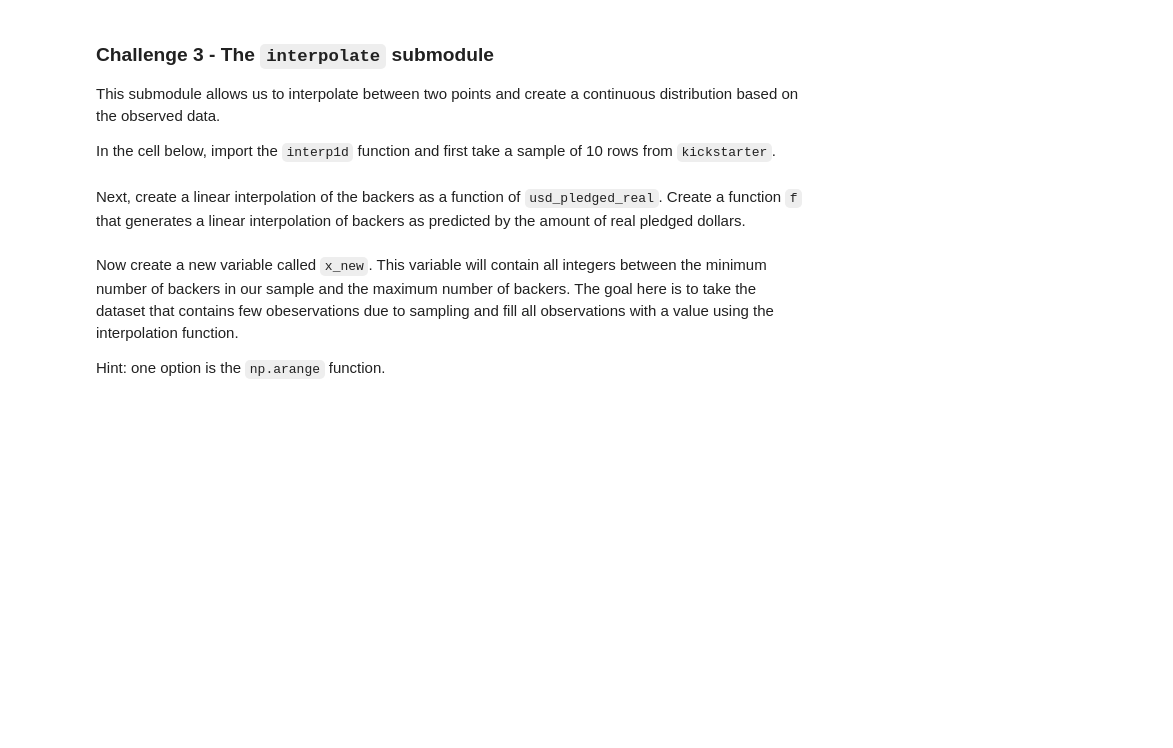
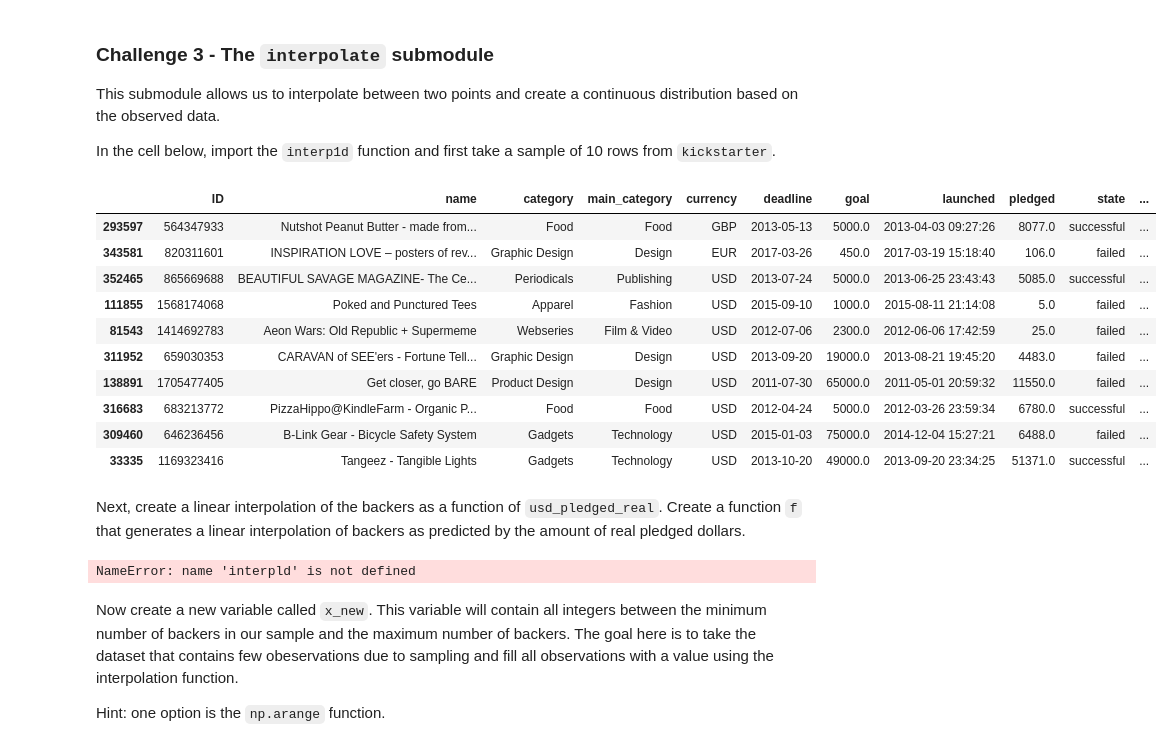
Before and after one commit to marinapm90/data-labs, a Jupyter notebook: module-2/lab-intro-to-scipy/your-code/main.ipynb, the cells around one changed output. Cells and saved outputs as stored; diff of their text form; code cells hidden in the pictures; blank space fills up the shorter version.

```diff
--- a/module-2/lab-intro-to-scipy/your-code/main.ipynb
+++ b/module-2/lab-intro-to-scipy/your-code/main.ipynb
@@ -142,10 +143,32 @@ This submodule allows us to interpolate between two points and create a continuo
 In the cell below, import the `interp1d` function and first take a sample of 10 rows from `kickstarter`.
 # %%
 # Your code here:
+
+from scipy.interpolate import interp1d
+
+kickstarter.sample(n=10)
+# %% [output]
+|  | ID | name | category | main_category | currency | deadline | goal | launched | pledged | state | ... |
+| 293597 | 564347933 | Nutshot Peanut Butter - made from... | Food | Food | GBP | 2013-05-13 | 5000.0 | 2013-04-03 09:27:26 | 8077.0 | successful | ... |
+| 343581 | 820311601 | INSPIRATION LOVE – posters of rev... | Graphic Design | Design | EUR | 2017-03-26 | 450.0 | 2017-03-19 15:18:40 | 106.0 | failed | ... |
+| 352465 | 865669688 | BEAUTIFUL SAVAGE MAGAZINE- The Ce... | Periodicals | Publishing | USD | 2013-07-24 | 5000.0 | 2013-06-25 23:43:43 | 5085.0 | successful | ... |
+| 111855 | 1568174068 | Poked and Punctured Tees | Apparel | Fashion | USD | 2015-09-10 | 1000.0 | 2015-08-11 21:14:08 | 5.0 | failed | ... |
+| 81543 | 1414692783 | Aeon Wars: Old Republic + Supermeme | Webseries | Film & Video | USD | 2012-07-06 | 2300.0 | 2012-06-06 17:42:59 | 25.0 | failed | ... |
+| 311952 | 659030353 | CARAVAN of SEE'ers - Fortune Tell... | Graphic Design | Design | USD | 2013-09-20 | 19000.0 | 2013-08-21 19:45:20 | 4483.0 | failed | ... |
+| 138891 | 1705477405 | Get closer, go BARE | Product Design | Design | USD | 2011-07-30 | 65000.0 | 2011-05-01 20:59:32 | 11550.0 | failed | ... |
+| 316683 | 683213772 | PizzaHippo@KindleFarm - Organic P... | Food | Food | USD | 2012-04-24 | 5000.0 | 2012-03-26 23:59:34 | 6780.0 | successful | ... |
+| 309460 | 646236456 | B-Link Gear - Bicycle Safety System | Gadgets | Technology | USD | 2015-01-03 | 75000.0 | 2014-12-04 15:27:21 | 6488.0 | failed | ... |
+| 33335 | 1169323416 | Tangeez - Tangible Lights | Gadgets | Technology | USD | 2013-10-20 | 49000.0 | 2013-09-20 23:34:25 | 51371.0 | successful | ... |
 # %% [markdown]
 Next, create a linear interpolation of the backers as a function of `usd_pledged_real`. Create a function `f` that generates a linear interpolation of backers as predicted by the amount of real pledged dollars.
 # %%
 # Your code here:
+
+usd_pledged_real
+
+f = interpld(x, y)
+# %% [output]
+NameError: name 'interpld' is not defined
 # %% [markdown]
 Now create a new variable called `x_new`. This variable will contain all integers between the minimum number of backers in our sample and the maximum number of backers. The goal here is to take the dataset that contains few obeservations due to sampling and fill all observations with a value using the interpolation function.
 
```
Also changed, not shown: parts of 7 cells of this notebook.
